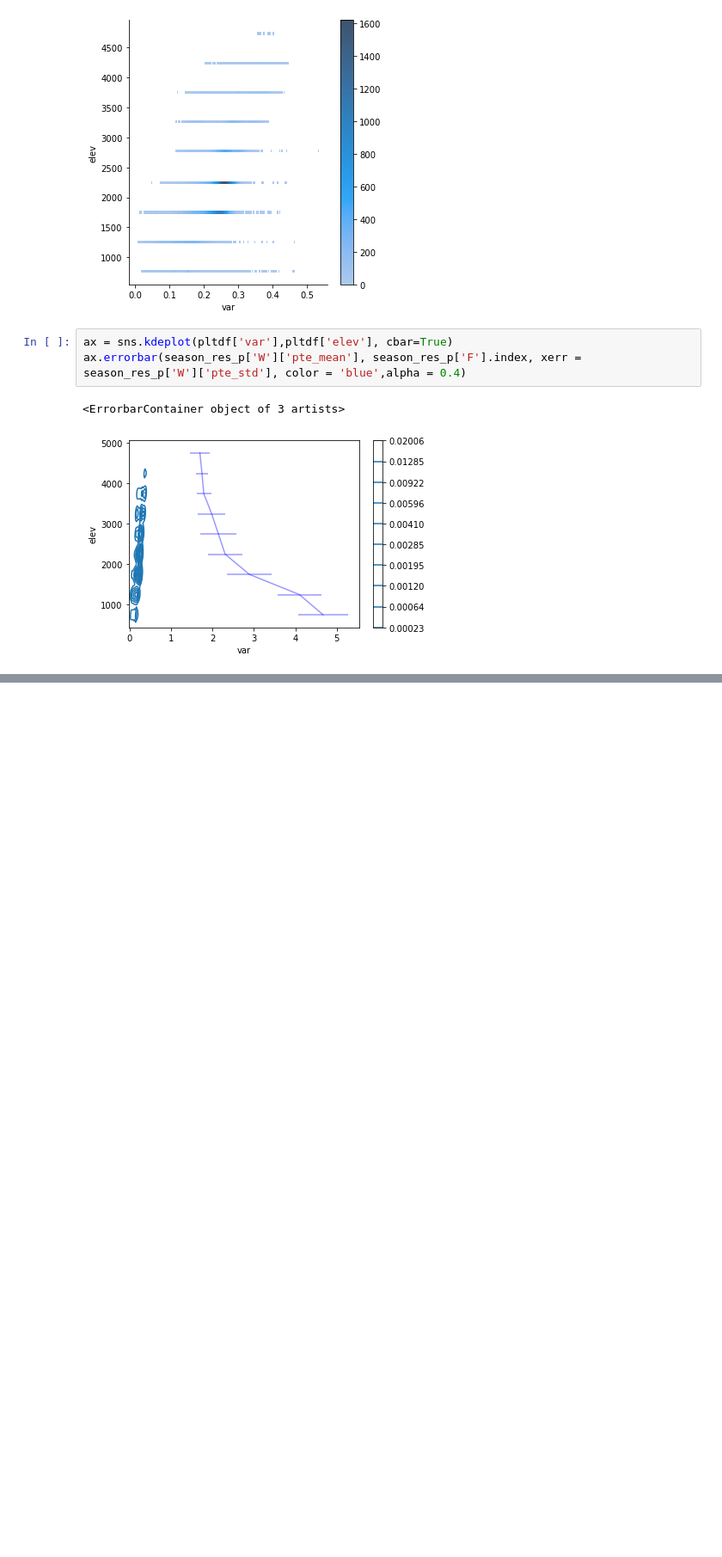
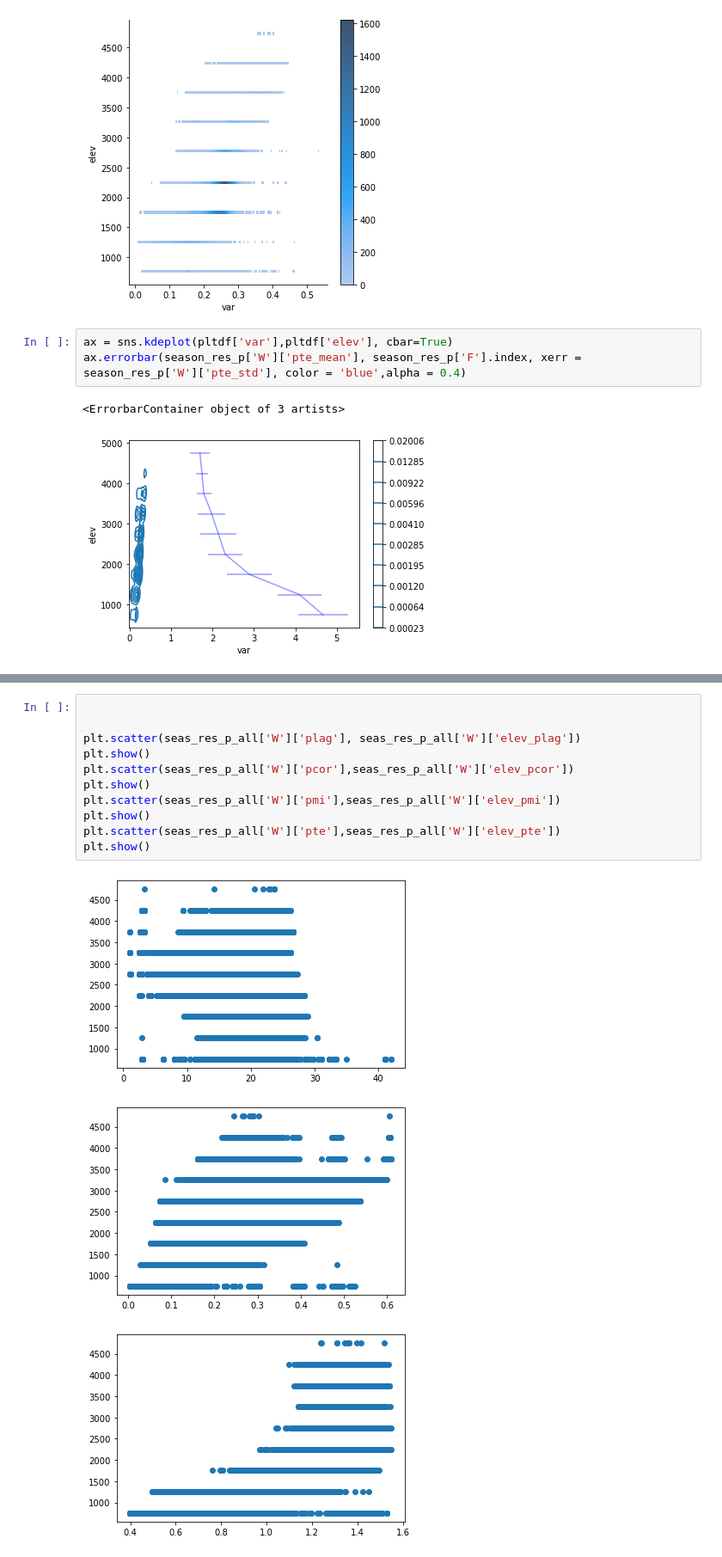
Before and after one commit to kashingtonDC/RespTime, a Jupyter notebook: code/04_merge_plot.ipynb, the cells around one changed output, grey strips where cells are left out. Shown at 86% size. Drawn from its saved outputs; the diff is of its cells as text; blank space fills up the shorter version.

```diff
--- a/code/04_merge_plot.ipynb
+++ b/code/04_merge_plot.ipynb
@@ -781,0 +1066,15 @@ for season in seasons[:]:
+# %%
+
+
+plt.scatter(seas_res_p_all['W']['plag'], seas_res_p_all['W']['elev_plag'])
+plt.show()
+plt.scatter(seas_res_p_all['W']['pcor'],seas_res_p_all['W']['elev_pcor'])
+plt.show()
+plt.scatter(seas_res_p_all['W']['pmi'],seas_res_p_all['W']['elev_pmi'])
+plt.show()
+plt.scatter(seas_res_p_all['W']['pte'],seas_res_p_all['W']['elev_pte'])
+plt.show()
+# %% [output]
+[figure, added]
+[figure, added]
+[figure, added]
```
Also changed, not shown: parts of 12 cells of this notebook.
